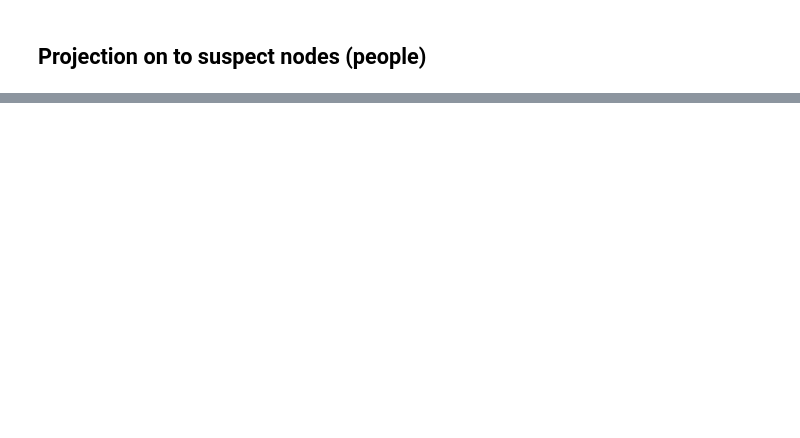
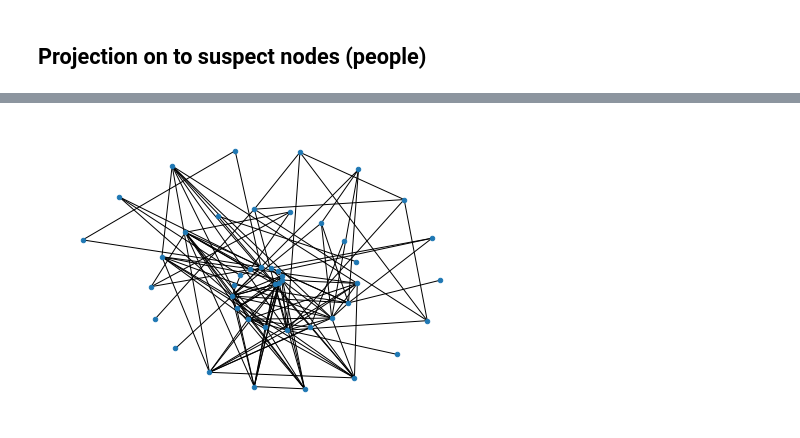
Before and after one commit to dmdequin/CrimeNetworkAnalysis, a Jupyter notebook: Notebooks/notebook.ipynb, the cells around one changed output, grey strips where cells are left out. Saved outputs shown, nothing was run; the diff lists cells and outputs as text; code cells hidden in the pictures; blank space fills up the shorter version.

```diff
--- a/Notebooks/notebook.ipynb
+++ b/Notebooks/notebook.ipynb
@@ -616,0 +742,12 @@ plt.show()
+# %%
+# Components in the graph sorted in descendent order
+sort_sus = sorted(nx.connected_components(weighted_suspect_graph), key=len, reverse=True)
+
+# Selecting the biggest component
+GS2 = weighted_suspect_graph.subgraph(sort_sus[0])
+# %%
+l = nx.spiral_layout(GS2)
+# %%
+nx.draw(GS2,l,node_size=20)
+# %% [output]
+[figure, added]
```
Also changed, not shown: parts of 41 cells of this notebook.
